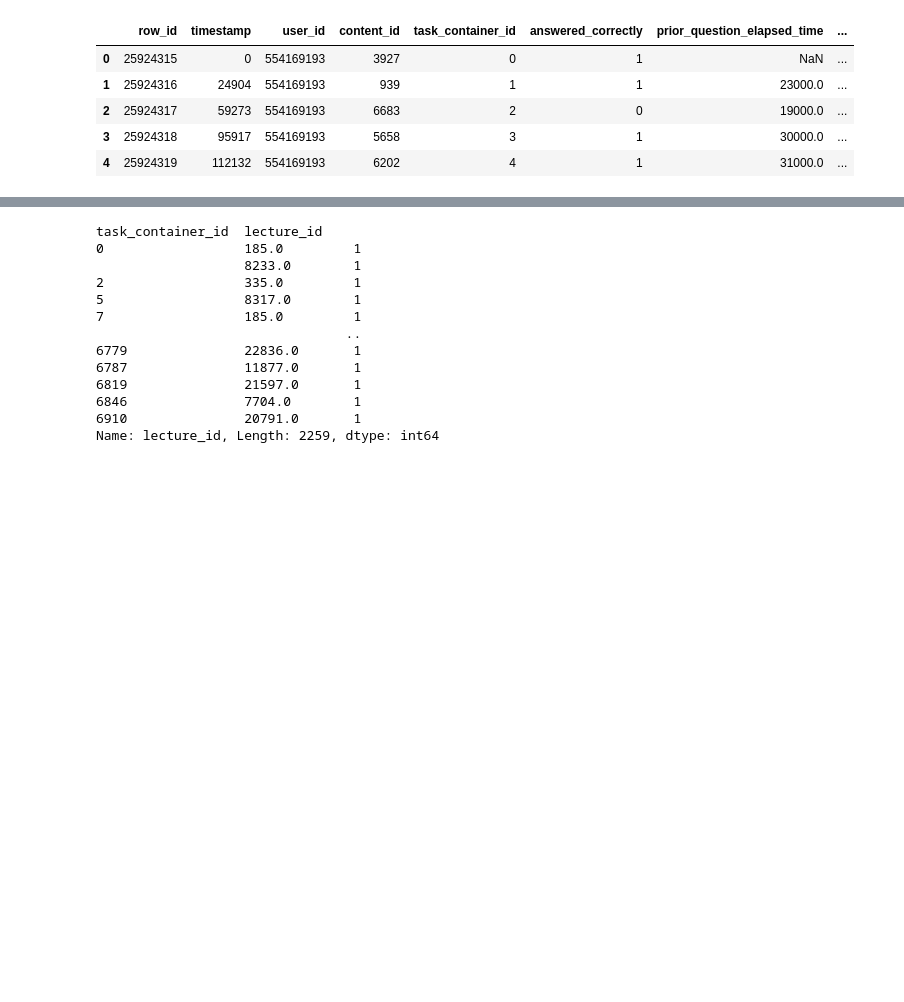
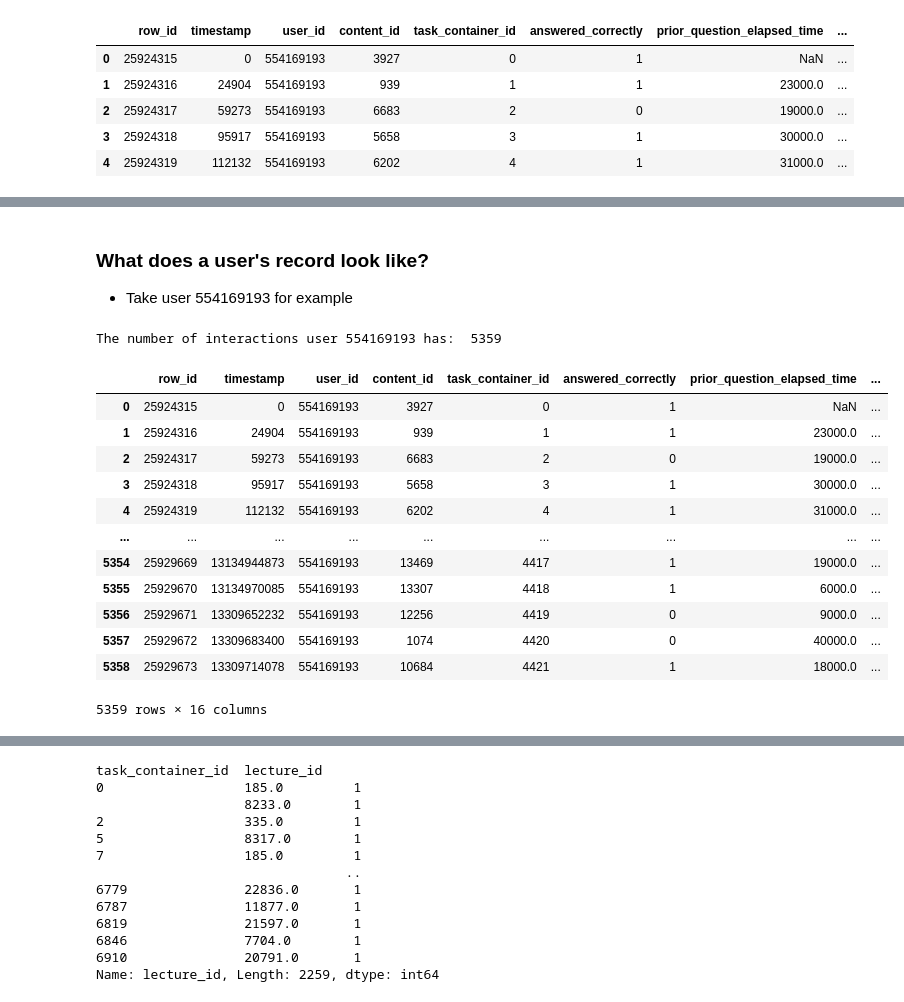
Before and after one commit to Yongliang-Shi/riiid_answer_correctness_prediction, a Jupyter notebook: explore_user_history_in_test_dataset.ipynb, the cells around one changed output, grey strips where cells are left out. Cells and saved outputs as stored; diff of their text form; code cells hidden in the pictures; blank space fills up the shorter version.

```diff
--- a/explore.ipynb
+++ b/explore_user_history_in_test_dataset.ipynb
@@ -159,0 +142,28 @@ df[mask].tail(60)
+# %% [markdown]
+### What does a user's record look like?
+- Take user 554169193 for example
+# %%
+# Acquire the records of user 554169193
+mask = (df.user_id == 554169193)
+user9193 = df[mask]
+
+# Compute how many interactions the user has
+print("The number of interactions user 554169193 has: ", user9193.shape[0])
+
+# Print the user's record
+user9193
+# %% [output]
+The number of interactions user 554169193 has:  5359
+|  | row_id | timestamp | user_id | content_id | task_container_id | answered_correctly | prior_question_elapsed_time | ... |
+| 0 | 25924315 | 0 | 554169193 | 3927 | 0 | 1 | NaN | ... |
+| 1 | 25924316 | 24904 | 554169193 | 939 | 1 | 1 | 23000.0 | ... |
+| 2 | 25924317 | 59273 | 554169193 | 6683 | 2 | 0 | 19000.0 | ... |
+| 3 | 25924318 | 95917 | 554169193 | 5658 | 3 | 1 | 30000.0 | ... |
+| 4 | 25924319 | 112132 | 554169193 | 6202 | 4 | 1 | 31000.0 | ... |
+| ... | ... | ... | ... | ... | ... | ... | ... | ... |
+| 5354 | 25929669 | 13134944873 | 554169193 | 13469 | 4417 | 1 | 19000.0 | ... |
+| 5355 | 25929670 | 13134970085 | 554169193 | 13307 | 4418 | 1 | 6000.0 | ... |
+| 5356 | 25929671 | 13309652232 | 554169193 | 12256 | 4419 | 0 | 9000.0 | ... |
+| 5357 | 25929672 | 13309683400 | 554169193 | 1074 | 4420 | 0 | 40000.0 | ... |
+| 5358 | 25929673 | 13309714078 | 554169193 | 10684 | 4421 | 1 | 18000.0 | ... |
+5359 rows × 16 columns
```
Also changed, not shown: parts of 11 cells of this notebook.
